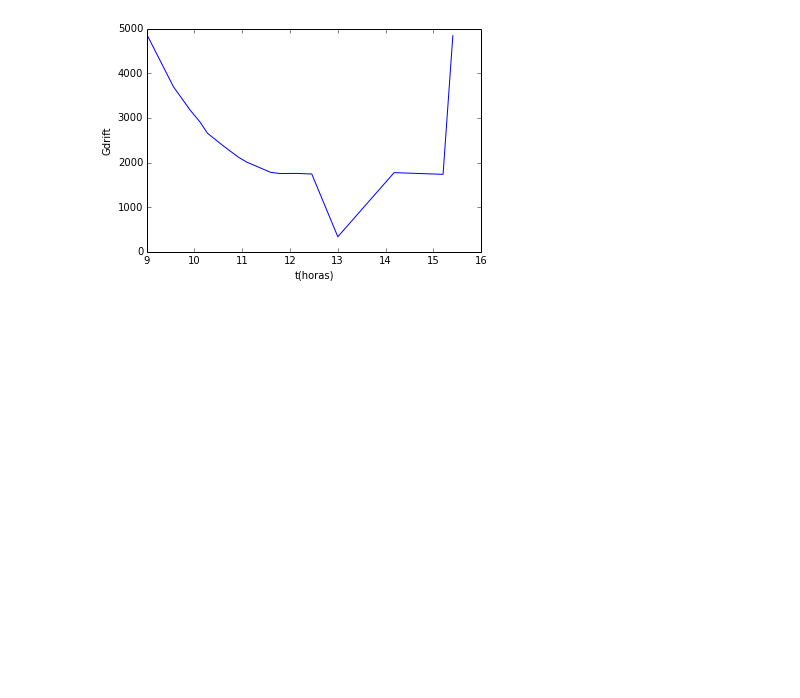
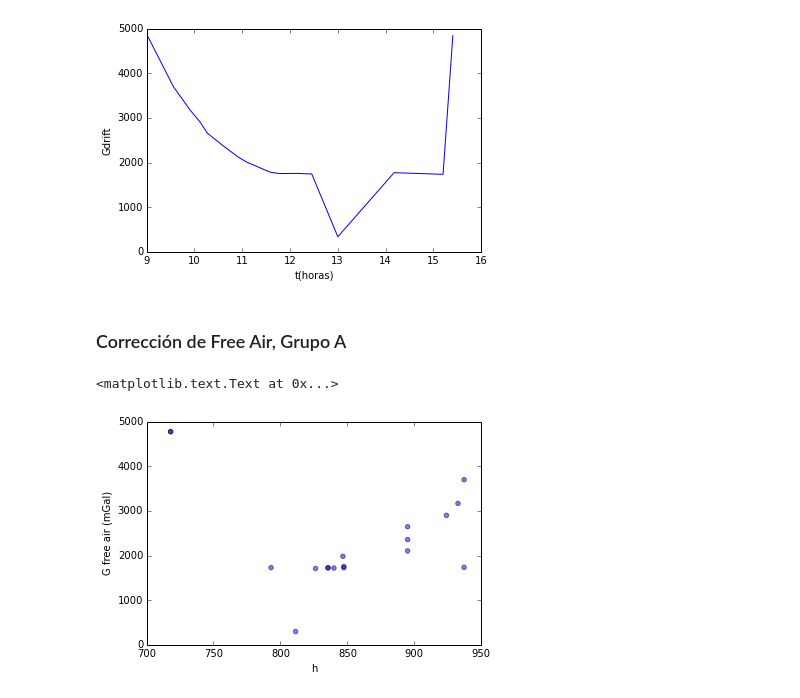
Before and after one commit to auracuervog/GeophysicsLab, a Jupyter notebook: Gravimetry/Gravimetry.ipynb, the cells around one changed output. Drawn from its saved outputs; the diff is of its cells as text; code cells hidden in the pictures; blank space fills up the shorter version.

```diff
--- a/Gravimetry/Gravimetry.ipynb
+++ b/Gravimetry/Gravimetry.ipynb
@@ -212,3 +216,13 @@ plt.ylabel("Gdrift")
 # %% [output]
 <matplotlib.text.Text at 0x...>
 [figure]
+# %% [markdown]
+### Corrección de Free Air, Grupo A
+# %%
+GfreeA = freeair(GdriftA,hA)
+scatter(hA,GfreeA,s=20,alpha=0.5)
+xlabel('h')
+ylabel('G free air (mGal)')
+# %% [output]
+<matplotlib.text.Text at 0x...>
+[figure, added]
```
Also changed, not shown: parts of 10 cells of this notebook.
